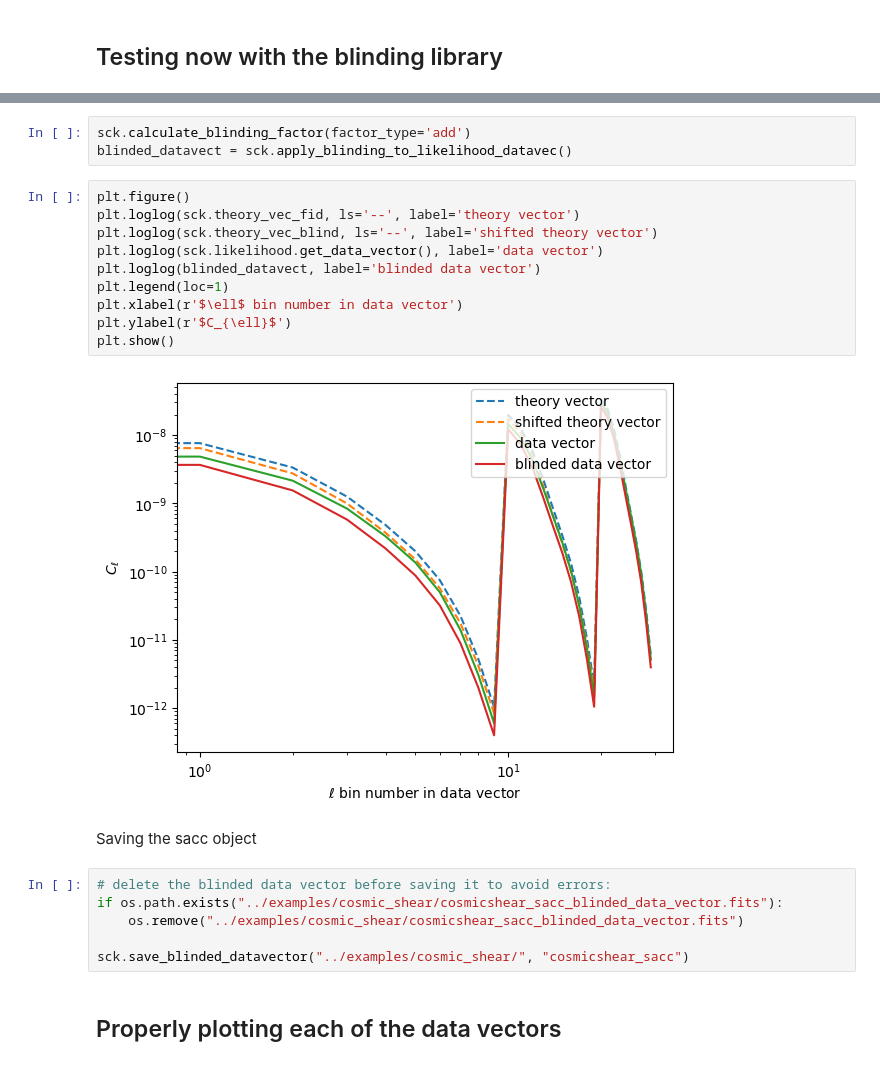
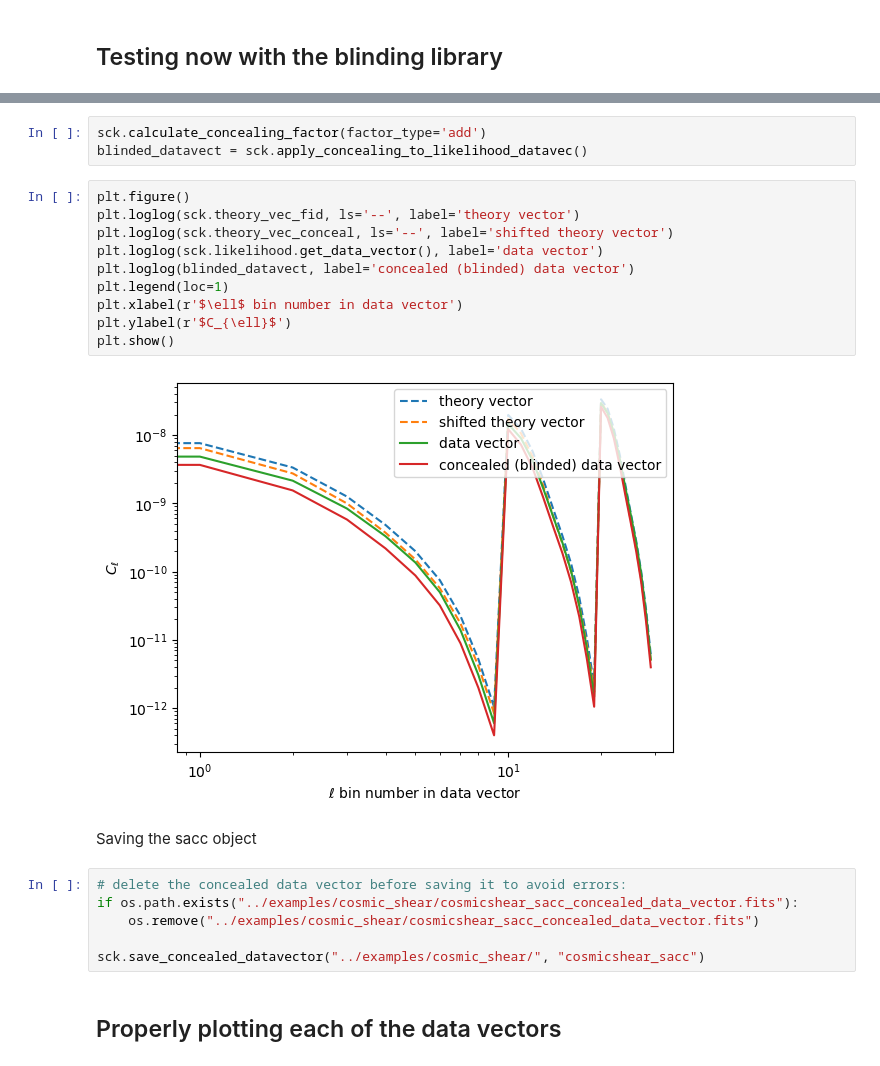
Before and after one commit to LSSTDESC/Smokescreen, a Jupyter notebook: notebooks/test_cosmicshear_example.ipynb, the cells around one changed output, grey strips where cells are left out. Drawn from its saved outputs; the diff is of its cells as text.

```diff
--- a/notebooks/test_cosmicshear_example.ipynb
+++ b/notebooks/test_cosmicshear_example.ipynb
@@ -53,26 +53,26 @@ sck = ConcealDataVector(cosmo, syst_dict, cosmicshear_likelihood, shift_dict, sa
 # %%
-sck.calculate_blinding_factor(factor_type='add')
-blinded_datavect = sck.apply_blinding_to_likelihood_datavec()
+sck.calculate_concealing_factor(factor_type='add')
+blinded_datavect = sck.apply_concealing_to_likelihood_datavec()
 # %%
 plt.figure()
 plt.loglog(sck.theory_vec_fid, ls='--', label='theory vector')
-plt.loglog(sck.theory_vec_blind, ls='--', label='shifted theory vector')
+plt.loglog(sck.theory_vec_conceal, ls='--', label='shifted theory vector')
 plt.loglog(sck.likelihood.get_data_vector(), label='data vector')
-plt.loglog(blinded_datavect, label='blinded data vector')
+plt.loglog(blinded_datavect, label='concealed (blinded) data vector')
 plt.legend(loc=1)
 plt.xlabel(r'$\ell$ bin number in data vector')
 plt.ylabel(r'$C_{\ell}$')
 plt.show()
 # %% [output]
-[figure, old version]
+[figure, new version]
 # %% [markdown]
 Saving the sacc object
 # %%
-# delete the blinded data vector before saving it to avoid errors:
-if os.path.exists("../examples/cosmic_shear/cosmicshear_sacc_blinded_data_vector.fits"):
-    os.remove("../examples/cosmic_shear/cosmicshear_sacc_blinded_data_vector.fits")
+# delete the concealed data vector before saving it to avoid errors:
+if os.path.exists("../examples/cosmic_shear/cosmicshear_sacc_concealed_data_vector.fits"):
+    os.remove("../examples/cosmic_shear/cosmicshear_sacc_concealed_data_vector.fits")
 
-sck.save_blinded_datavector("../examples/cosmic_shear/", "cosmicshear_sacc")
+sck.save_concealed_datavector("../examples/cosmic_shear/", "cosmicshear_sacc")
 # %% [markdown]
 ## Properly plotting each of the data vectors
 # %%
```
Also changed, not shown: parts of 3 cells of this notebook, 1 other file.
